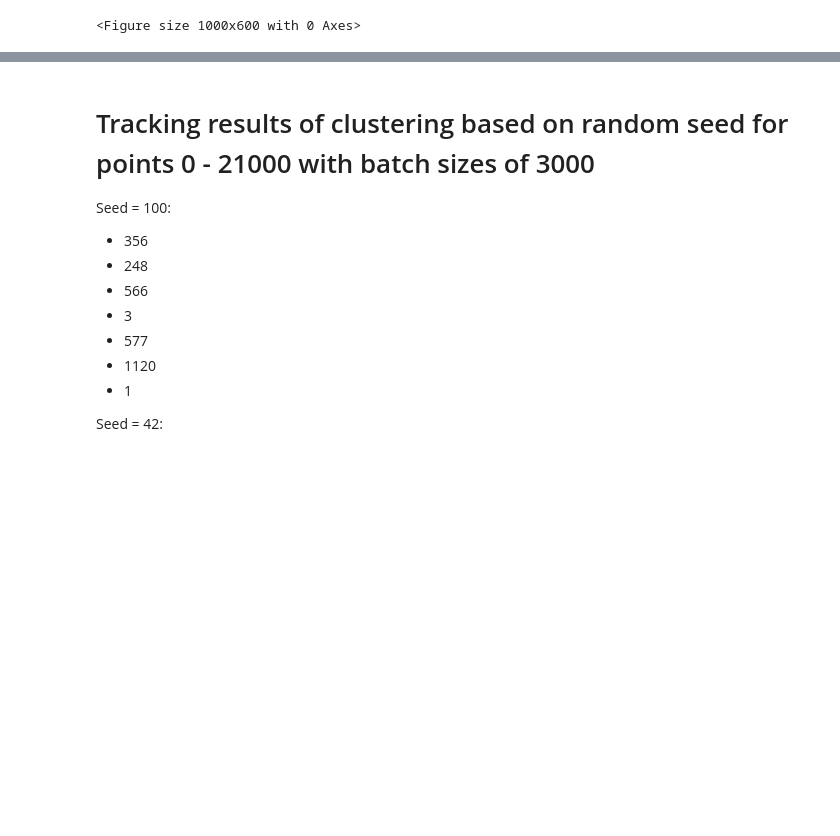
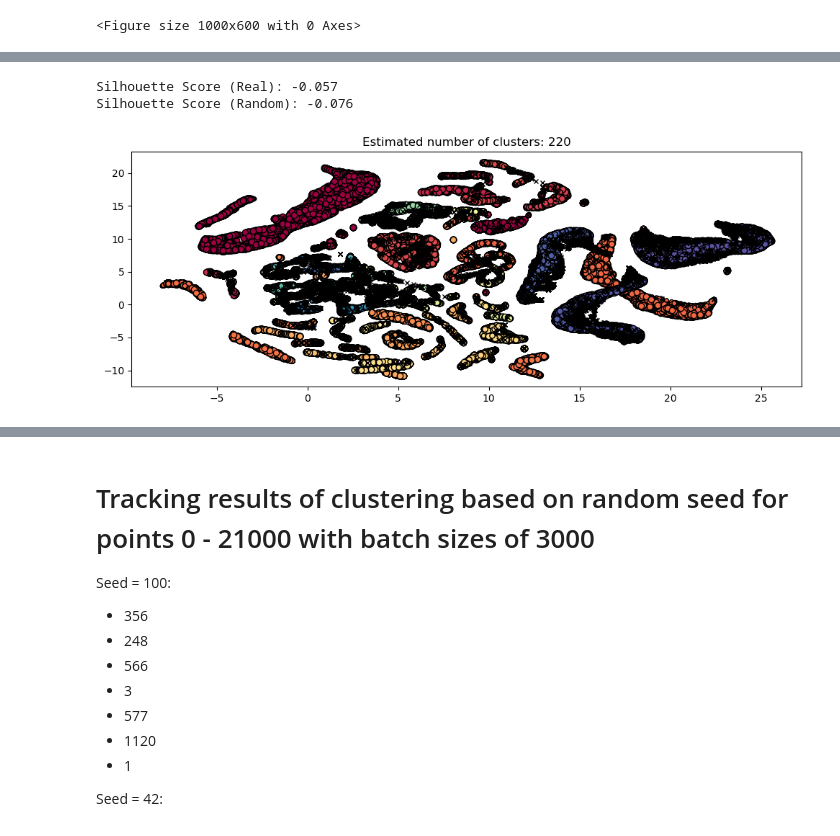
Before and after one commit to jmotamarry/cosmic-testing, a Jupyter notebook: clustering/cosmic_clustering.ipynb, the cells around one changed output, grey strips where cells are left out. Drawn from its saved outputs; the diff is of its cells as text; code cells hidden in the pictures; blank space fills up the shorter version.

Commit message:
clustering improvements

```diff
--- a/clustering/cosmic_clustering.ipynb
+++ b/clustering/cosmic_clustering.ipynb
@@ -96,7 +88,9 @@ def cluster(start_index, end_index, dataframe, seed, graph=True):
     K.clear_session()
 
     # take a slice of the original dataframe for clustering (3000 recommended)
-    df_subset = dataframe[start_index:end_index]
+    df_sliced = dataframe[start_index:end_index].copy()
+
+    df_subset = df_sliced[features]
 
     # scale the subset dataframe
     scaler = MinMaxScaler()
@@ -116,31 +110,29 @@ def cluster(start_index, end_index, dataframe, seed, graph=True):
     encoder = models.Model(inputs=input_layer, outputs=encoded)
 
     autoencoder.compile(optimizer='adam', loss='mse')
-
-    dataset = tf.data.Dataset.from_tensor_slices((X_scaled, X_scaled))
-    dataset = dataset.shuffle(buffer_size=len(X_scaled), seed=seed).batch(32)
     autoencoder.fit(X_scaled, X_scaled, epochs=100, batch_size=32, shuffle=True, verbose=0)
 
     # encode the dataframe subset
     X_encoded = encoder.predict(X_scaled)
 
-    clusterer = HDBSCAN(
-        min_cluster_size=10,
-        n_jobs=-1,
-    )
+    # Run HDBSCAN clustering
+    clusterer = HDBSCAN(min_cluster_size=10, n_jobs=-1)
+    clusterer.fit(X_encoded)
 
-    # Fit HDBSCAN
-    clusterer.fit(X_encoded)
     labels = clusterer.labels_
     probabilities = getattr(clusterer, "probabilities_", None)
-    num_outliers = np.count_nonzero(np.where(labels == -1))
+    """
+    # Add labels and probabilities to original subset
+    df_sliced['cluster_label'] = labels
+    if probabilities is not None:
+        df_sliced['cluster_probability'] = probabilities
+    """
+    # Optional: visualize
+    if graph:
+        umap_model = UMAP(n_components=2, random_state=seed)
+        X_umap = umap_model.fit_transform(X_encoded)
+        plot(X_umap, labels, probabilities)
 
-    if graph == True:
-        # Project to 2D for visualization
-        X_2d = UMAP(n_components=2, random_state=seed).fit_transform(X_encoded)
+    return np.sum(labels == -1)
 
-        # Plot clusters
-        plot(X_2d, labels, probabilities=probabilities, parameters={"min_cluster_size":10, "num_outliers":num_outliers})
-        plt.show()
-
-    return num_outliers
+    #return df_sliced
@@ -220,0 +177,3 @@ def cluster_with_idec(start_index, end_index, dataframe, seed, graph=True, n_clu
+# %%
+clustered_df = cluster(0, df.shape[0] - 1, df, 50, graph=True)
+# %% [output]
@@ -220,0 +181,3 @@ def cluster_with_idec(start_index, end_index, dataframe, seed, graph=True, n_clu
+Silhouette Score (Real): -0.057
+Silhouette Score (Random): -0.076
+[figure, added]
```
Also changed, not shown: parts of 14 cells of this notebook, 4 other files.
